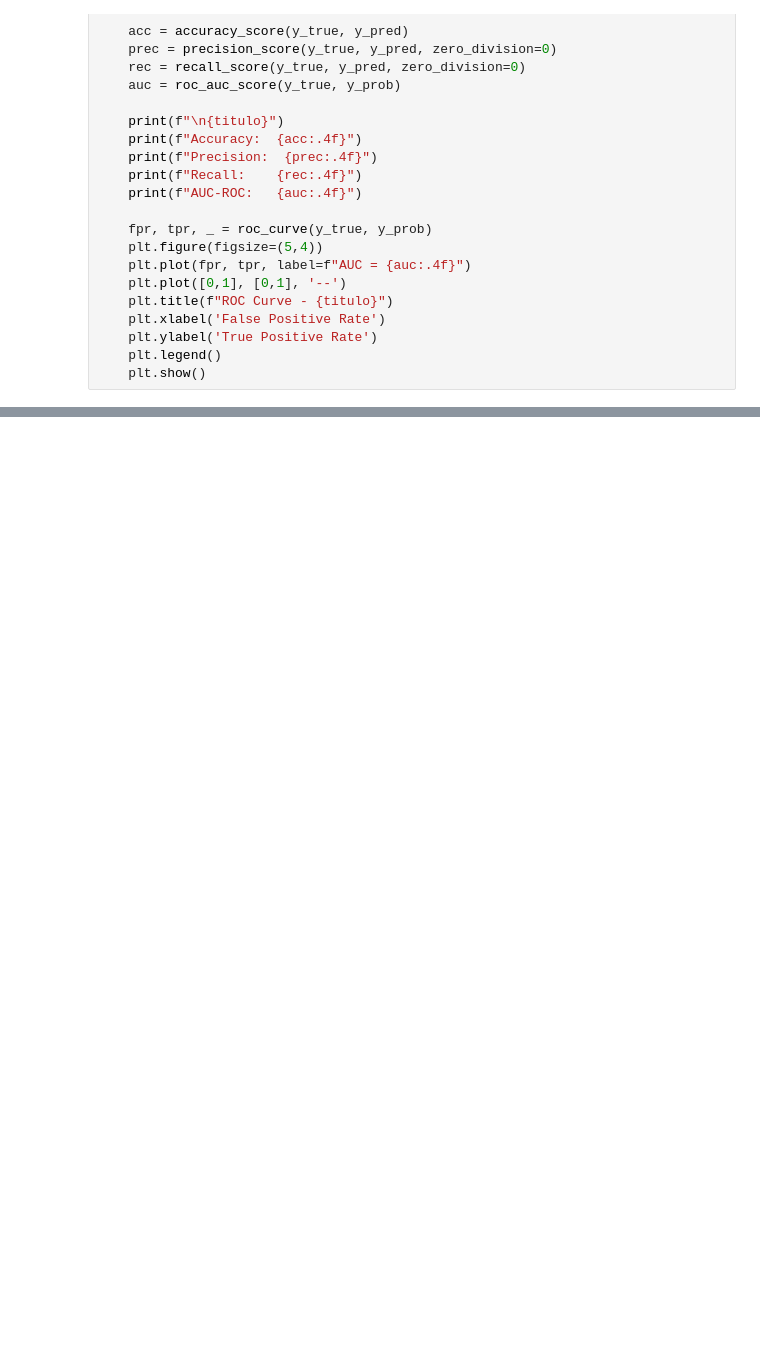
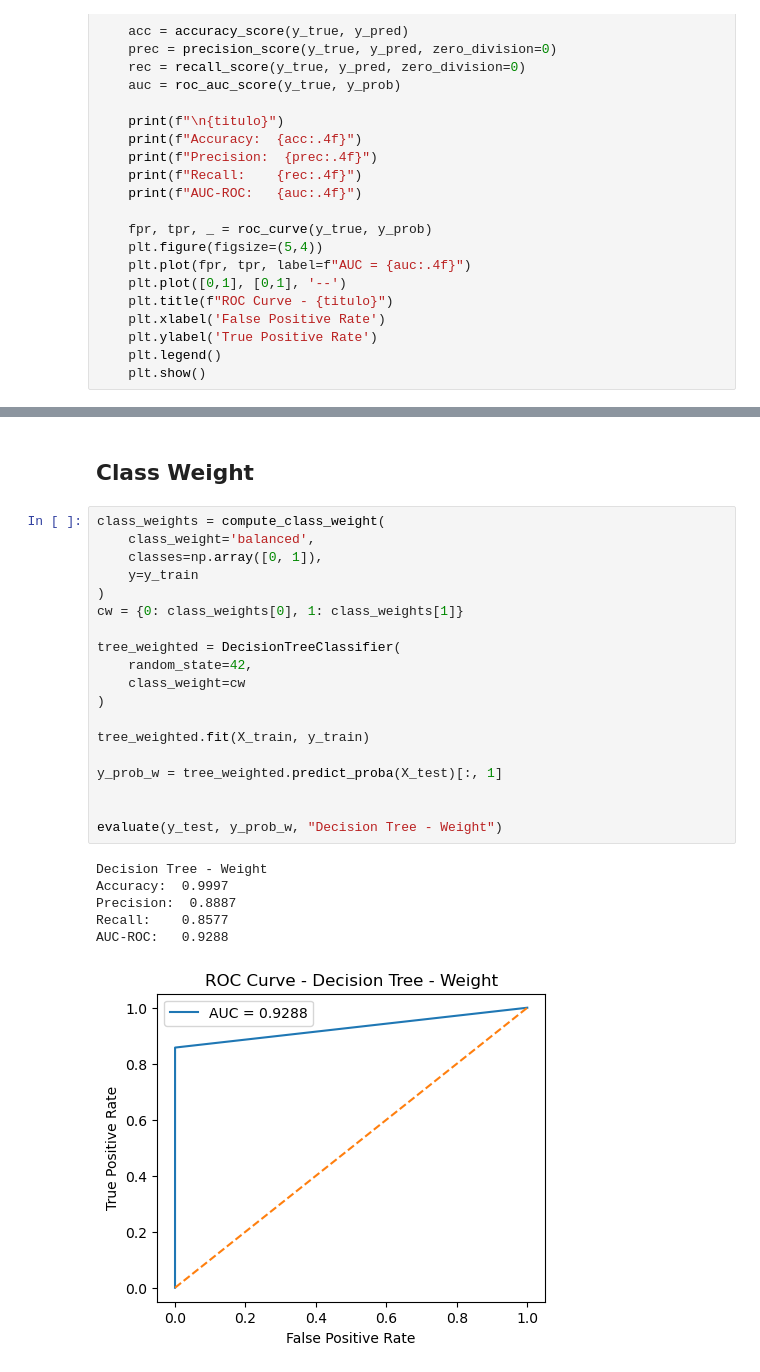
Before and after one commit to AndreNB1702/fraud-detection, a Jupyter notebook: tree.ipynb, the cells around one changed output, grey strips where cells are left out. Saved outputs shown, nothing was run; the diff lists cells and outputs as text; blank space fills up the shorter version.

```diff
--- a/tree.ipynb
+++ b/tree.ipynb
@@ -44,0 +69,28 @@ ValueError: could not convert string to float: 'CASH_OUT'
+# %% [markdown]
+## Class Weight
+# %%
+class_weights = compute_class_weight(
+    class_weight='balanced',
+    classes=np.array([0, 1]),
+    y=y_train
+)
+cw = {0: class_weights[0], 1: class_weights[1]}
+
+tree_weighted = DecisionTreeClassifier(
+    random_state=42,
+    class_weight=cw
+)
+
+tree_weighted.fit(X_train, y_train)
+
+y_prob_w = tree_weighted.predict_proba(X_test)[:, 1]
+
+
+evaluate(y_test, y_prob_w, "Decision Tree - Weight")
+# %% [output]
+Decision Tree - Weight
+Accuracy:  0.9997
+Precision:  0.8887
+Recall:    0.8577
+AUC-ROC:   0.9288
+[figure, added]
```
Also changed, not shown: parts of 10 cells of this notebook.
